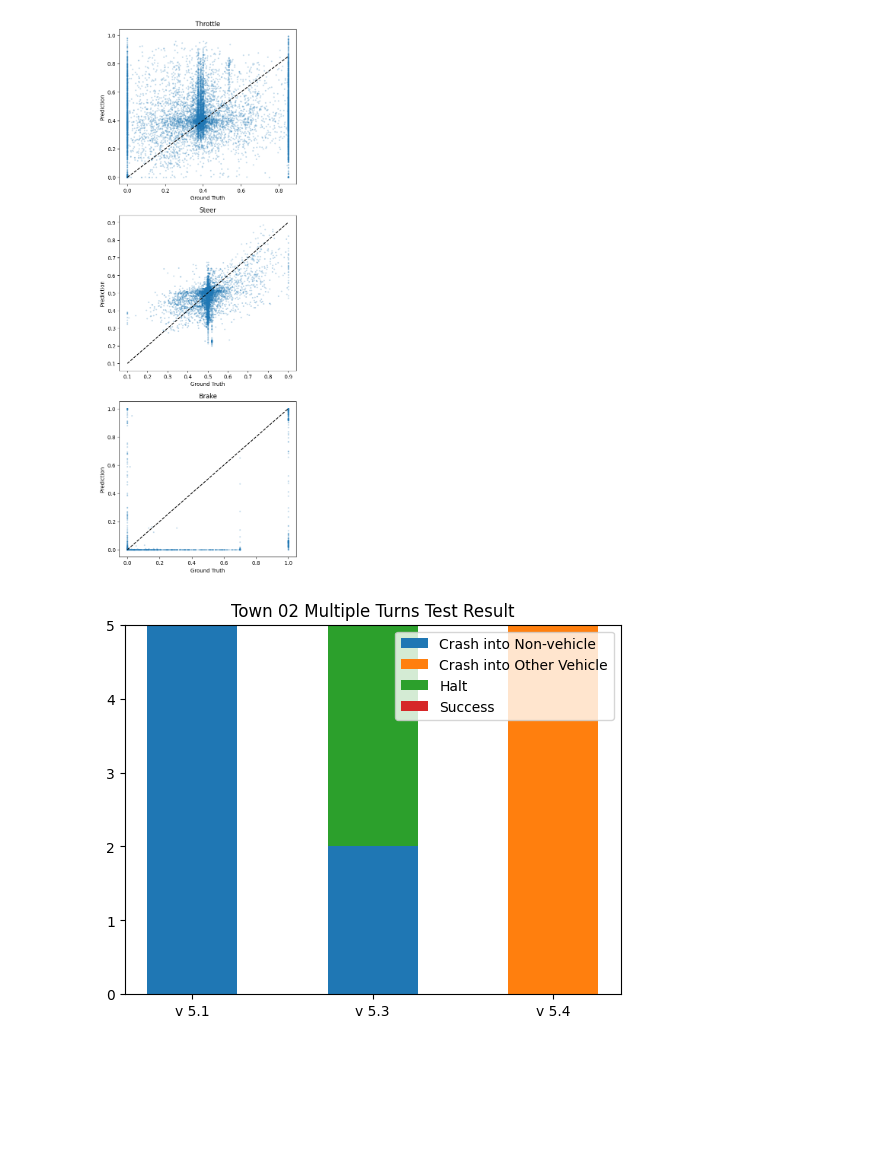
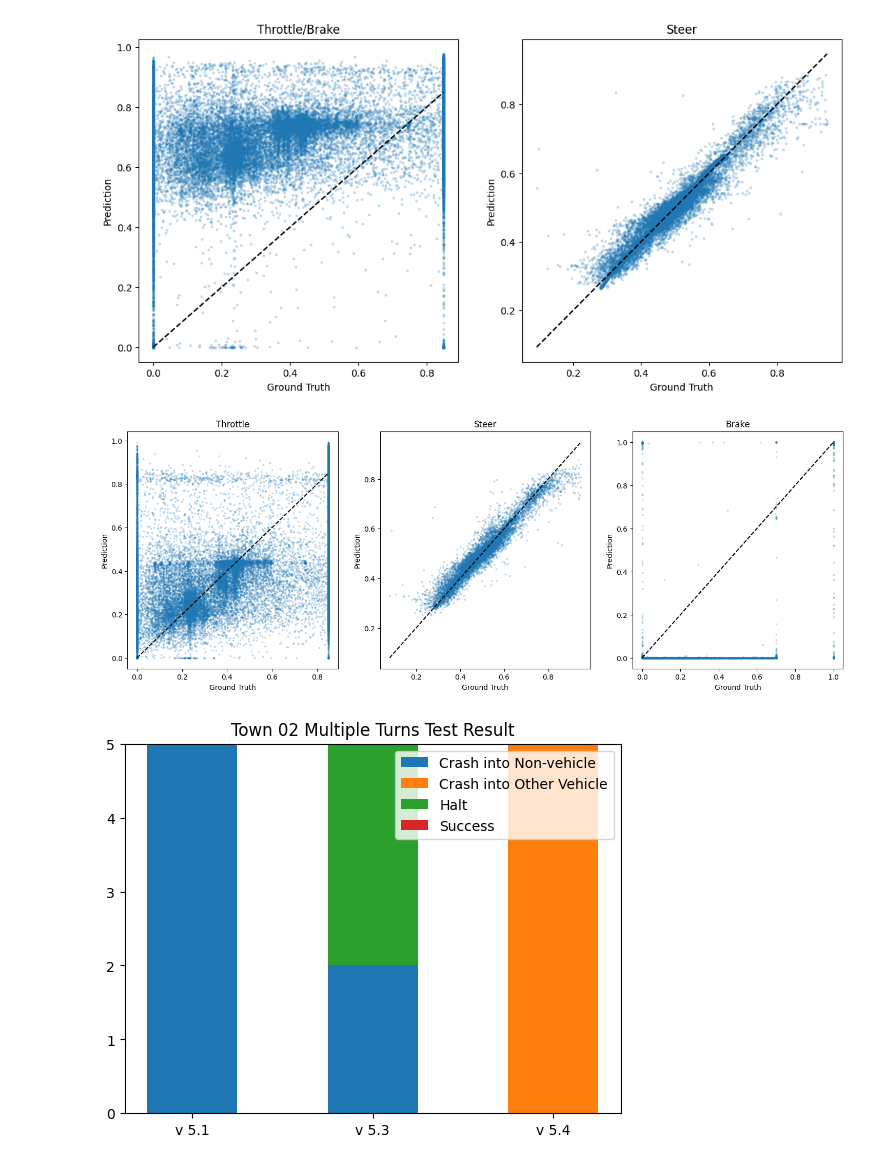
Before and after one commit to TheRoboticsClub/gsoc2023-Meiqi_Zhao, a Jupyter notebook: src/ModifiedDeepestLSTMTinyPilotNet/test.ipynb, the cells around one changed output. Cells and saved outputs as stored; diff of their text form; code cells hidden in the pictures; blank space fills up the shorter version.

```diff
--- a/src/ModifiedDeepestLSTMTinyPilotNet/test.ipynb
+++ b/src/ModifiedDeepestLSTMTinyPilotNet/test.ipynb
@@ -2,15 +2,22 @@
 import matplotlib.pyplot as plt
 import torch
 import numpy as np
-from utils.ModifiedDeepestLSTMTinyPilotNet import DeepestLSTMTinyPilotNet
+from utils.ModifiedDeepestLSTMTinyPilotNet import PilotNetEmbeddingNoLight, PilotNetOneHot, PilotNetOneHotNoLight
+from torchvision.transforms import Compose
+from utils.preprocess import FilterClassesTransform, ShiftAndAdjustSteer
 from utils.load_dataset import CARLADataset
 from torch.utils.data import DataLoader
 
+# Instantiate the transformations
+filter_transform = FilterClassesTransform(mode='both', classes_to_keep = [1, 7, 12, 13, 14, 15, 16, 17, 18, 19, 24]) # keep traffic light
+#filter_transform = FilterClassesTransform(mode='both', classes_to_keep = [1, 12, 13, 14, 15, 16, 17, 18, 19, 24]) # no traffic light
+shift_transform = ShiftAndAdjustSteer(shift_fraction=0.1, steer_adjust=1.0)
+transforms = Compose([filter_transform, shift_transform])
 
 # Load model
 device = torch.device("cuda" if torch.cuda.is_available() else "cpu")
-model = DeepestLSTMTinyPilotNet((288, 200, 6), 3, 4)
-model.load_state_dict(torch.load("models/v6.1_11 epochs.pth"))
+model = PilotNetOneHot((288, 200, 6), 3, 4, 4)
+model.load_state_dict(torch.load("v9.0.pth"))
 model = model.to(device)
 model.eval()
 
@@ -19,20 +26,20 @@ ground_truth = []
 predictions = []
 
 # Load the validation dataset
-val_dataset = CARLADataset("../data/noisy_data_tm/val/")
+val_dataset = CARLADataset("../data/Town01_Braking/train/", transform=transforms, one_hot=True)
 val_dataloader = DataLoader(val_dataset, batch_size=4, shuffle=False)
-
 
 # Loop over validation data
 with torch.no_grad():
-    for images, speeds, hlc, controls_true in val_dataloader:
+    for images, speeds, hlc, light, controls_true in val_dataloader:
         images = images.to(device)
         speeds = speeds.to(device)
+        light = light.to(device)
         controls_true = controls_true.to(device)
         hlc = hlc.to(device)
 
         # forward pass to get outputs
-        controls_pred = model(images, speeds, hlc)
+        controls_pred = model(images, speeds, hlc, light)
 
         ground_truth.extend(controls_true.cpu().numpy())
         predictions.extend(controls_pred.cpu().numpy())
@@ -40,21 +47,36 @@ with torch.no_grad():
 # Convert lists to numpy arrays
 ground_truth = np.array(ground_truth)
 predictions = np.array(predictions)
+# %%
+# Plot
+fig, axs = plt.subplots(1, 2, figsize=(13, 6))
+
+controls = ['Throttle/Brake', 'Steer']
+for i in range(2):
+    axs[i].scatter(ground_truth[:, i], predictions[:, i], s=15, marker='.', alpha=0.2)
+    axs[i].plot([ground_truth[:, i].min(), ground_truth[:, i].max()], [ground_truth[:, i].min(), ground_truth[:, i].max()], 'k--')
+    axs[i].set_xlabel('Ground Truth')
+    axs[i].set_ylabel('Prediction')
+    axs[i].set_title(controls[i])
+
+plt.show()
+# %% [output]
+[figure, added]
 # %%
 # Plot
-fig, axs = plt.subplots(3, figsize=(6,18))
+fig, axs = plt.subplots(1, 3, figsize=(18, 6))
 
 controls = ['Throttle', 'Steer', 'Brake']
 for i in range(3):
     axs[i].scatter(ground_truth[:, i], predictions[:, i], s=15, marker='.', alpha=0.2)
     axs[i].plot([ground_truth[:, i].min(), ground_truth[:, i].max()], [ground_truth[:, i].min(), ground_truth[:, i].max()], 'k--')
     axs[i].set_xlabel('Ground Truth')
     axs[i].set_ylabel('Prediction')
     axs[i].set_title(controls[i])
 
 plt.show()
 # %% [output]
-[figure, old version]
+[figure, new version]
 # %%
 import matplotlib.pyplot as plt
 import numpy as np
```
Also changed, not shown: 23 other files.
